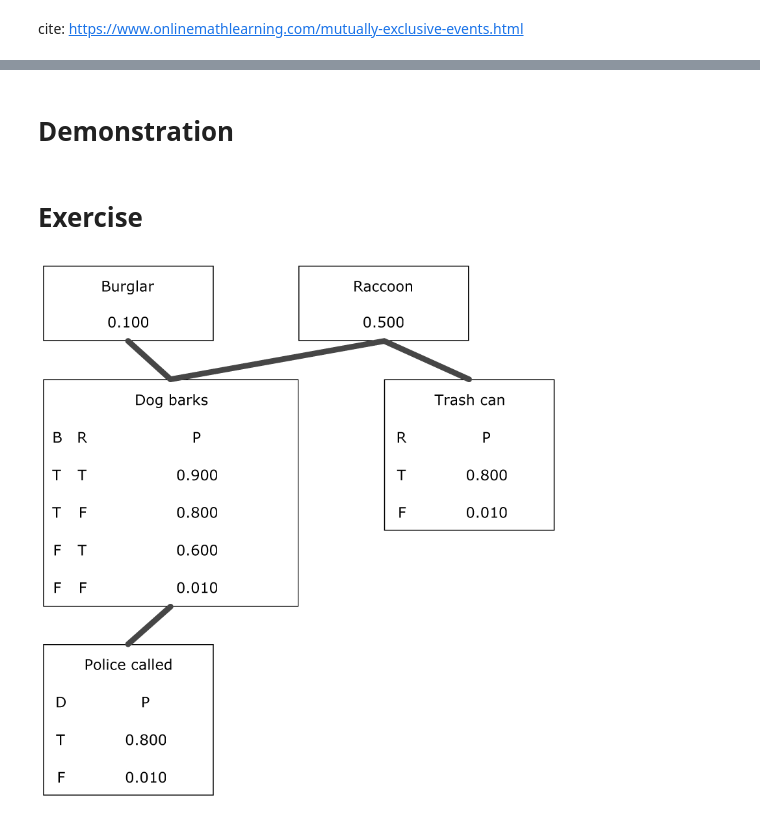
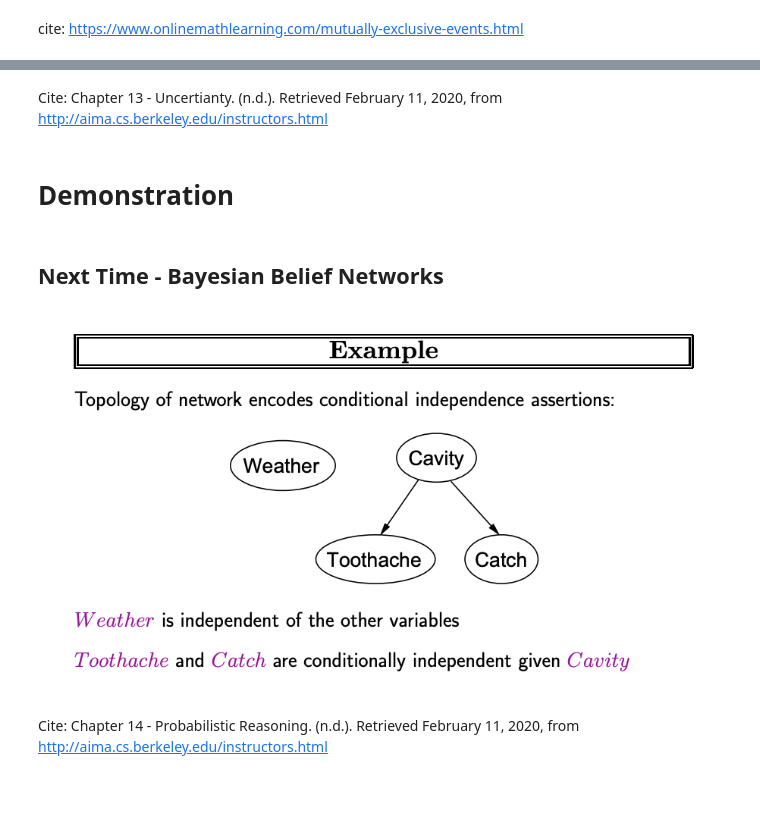
Before and after one commit to robOcity/ai-course, a Jupyter notebook: slides/week-5-quantifying-uncertianty-slides.ipynb, the cells around one changed output, grey strips where cells are left out. Saved outputs shown, nothing was run; the diff lists cells and outputs as text; code cells hidden in the pictures; blank space fills up the shorter version.

```diff
--- a/slides/week-5-quantifying-uncertianty-slides.ipynb
+++ b/slides/week-5-quantifying-uncertianty-slides.ipynb
@@ -141,8 +178,12 @@ $P(A\mid B) = \frac{P(B\mid A)P(A)}{P(B)}$
+# %% [markdown]
+Cite: Chapter 13 - Uncertianty. (n.d.). Retrieved February 11, 2020, from http://aima.cs.berkeley.edu/instructors.html
 # %% [markdown]
 # Demonstration
-# %% [markdown]
-# Exercise
+# %% [markdown]
+## Next Time - Bayesian Belief Networks
 # %%
-Image('images/pwinston-inference-net.png')
+Image('images/prob-bayesian-belief-network.png')
 # %% [output]
-[figure, old version]
+[figure, new version]
+# %% [markdown]
+Cite: Chapter 14 - Probabilistic Reasoning. (n.d.). Retrieved February 11, 2020, from http://aima.cs.berkeley.edu/instructors.html
```
Also changed, not shown: parts of 67 cells of this notebook, 1 other file.
